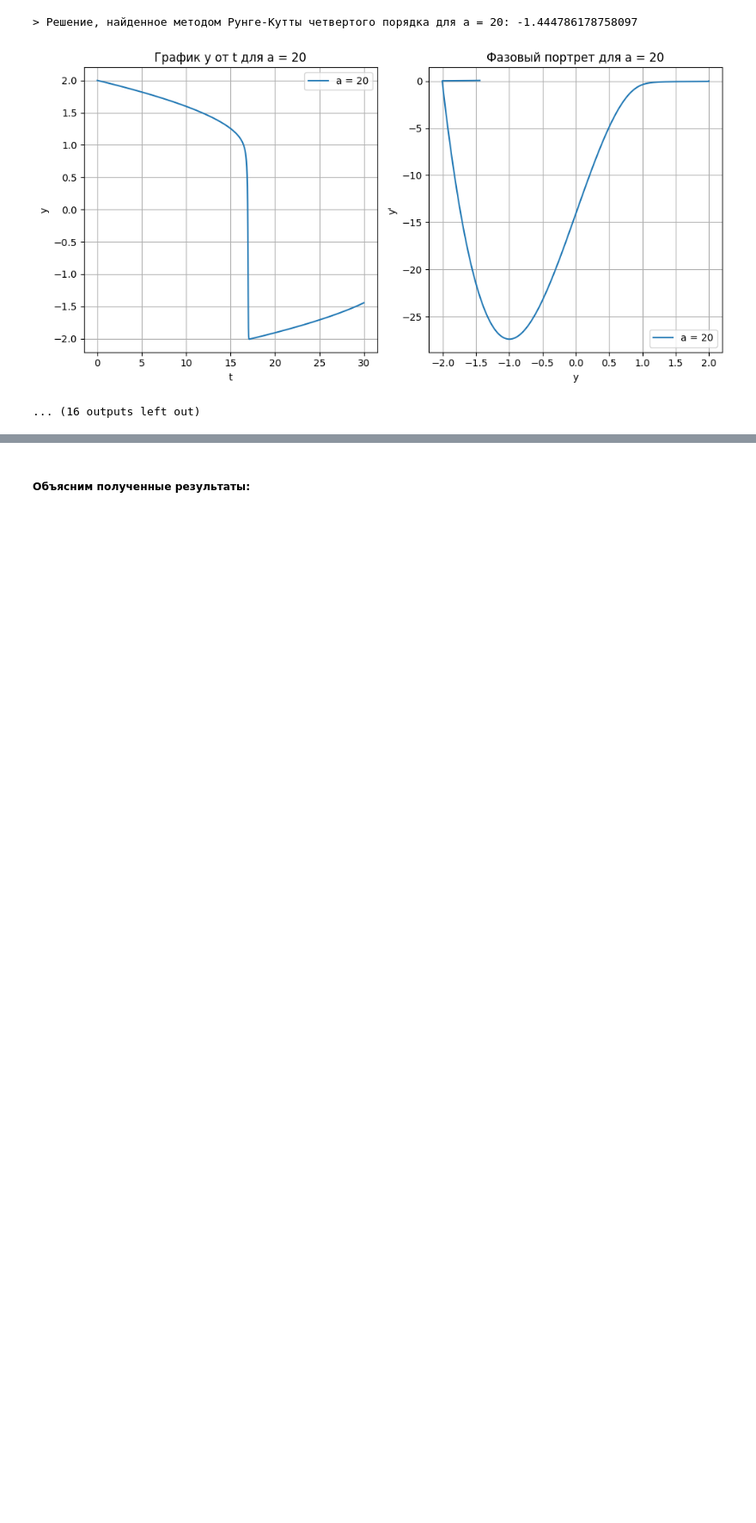
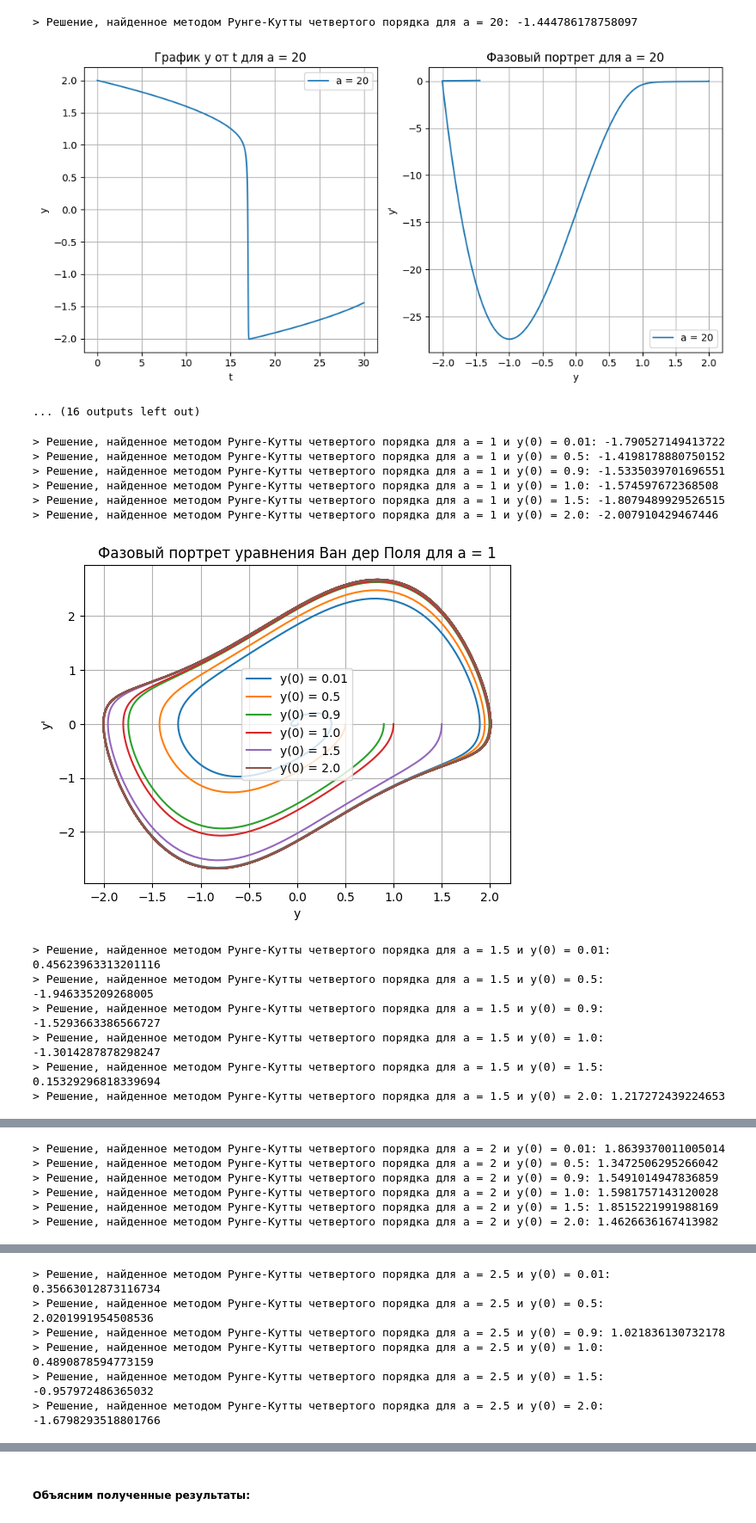
Before and after one commit to d-r-tikhonov/Computational_Mathematics, a Jupyter notebook: Уравнение Ван дер Поля.ipynb, the cells around one changed output, grey strips where cells are left out. Shown at 86% size. Drawn from its saved outputs; the diff is of its cells as text; code cells hidden in the pictures; blank space fills up the shorter version.

```diff
--- a/Уравнение Ван дер Поля.ipynb
+++ b/Уравнение Ван дер Поля.ipynb
@@ -363,3 +391,41 @@ for a_value in a_list:
 > Решение, найденное методом Рунге-Кутты четвертого порядка для a = 20: -1.444786178758097
 [figure]
 ... (16 outputs left out)
+# %%
+# Фиксируем параметры
+t = np.linspace(0, 30, 1000)
+
+a_list = [1, 1.5, 2, 2.5, 3]
+
+y_list = [0.01, 0.50, 0.90, 1.00, 1.50, 2.00]
+
+for a_value in a_list:
+    for y_0 in y_list:
+        van_der_pol_a = partial(van_der_pol, a = a_value)
+        xy_vec0 = [y_0, 0.0]
+
+        y = explicit_rk4_method(van_der_pol_a, xy_vec0, t)
+        plt.plot(y[:, 0], y[:, 1], label=f'y(0) = {y_0}')
+        print(f"> Решение, найденное методом Рунге-Кутты четвертого порядка для a = {a_value} и y(0) = {y_0}: {y[-1, 0]}")
+
+    plt.title(f'Фазовый портрет уравнения Ван дер Поля для a = {a_value}')
+    plt.legend()
+    plt.xlabel('y')
+    plt.ylabel("y'")
+    plt.legend()
+    plt.grid(True)
+    plt.show()
+# %% [output]
+> Решение, найденное методом Рунге-Кутты четвертого порядка для a = 1 и y(0) = 0.01: -1.790527149413722
+> Решение, найденное методом Рунге-Кутты четвертого порядка для a = 1 и y(0) = 0.5: -1.4198178880750152
+> Решение, найденное методом Рунге-Кутты четвертого порядка для a = 1 и y(0) = 0.9: -1.5335039701696551
+> Решение, найденное методом Рунге-Кутты четвертого порядка для a = 1 и y(0) = 1.0: -1.574597672368508
+> Решение, найденное методом Рунге-Кутты четвертого порядка для a = 1 и y(0) = 1.5: -1.8079489929526515
+> Решение, найденное методом Рунге-Кутты четвертого порядка для a = 1 и y(0) = 2.0: -2.007910429467446
+[figure, added]
+> Решение, найденное методом Рунге-Кутты четвертого порядка для a = 1.5 и y(0) = 0.01: 0.45623963313201116
+> Решение, найденное методом Рунге-Кутты четвертого порядка для a = 1.5 и y(0) = 0.5: -1.946335209268005
+> Решение, найденное методом Рунге-Кутты четвертого порядка для a = 1.5 и y(0) = 0.9: -1.5293663386566727
+> Решение, найденное методом Рунге-Кутты четвертого порядка для a = 1.5 и y(0) = 1.0: -1.3014287878298247
+> Решение, найденное методом Рунге-Кутты четвертого порядка для a = 1.5 и y(0) = 1.5: 0.15329296818339694
+> Решение, найденное методом Рунге-Кутты четвертого порядка для a = 1.5 и y(0) = 2.0: 1.217272439224653
@@ -365,0 +433,6 @@ for a_value in a_list:
+> Решение, найденное методом Рунге-Кутты четвертого порядка для a = 2 и y(0) = 0.01: 1.8639370011005014
+> Решение, найденное методом Рунге-Кутты четвертого порядка для a = 2 и y(0) = 0.5: 1.3472506295266042
+> Решение, найденное методом Рунге-Кутты четвертого порядка для a = 2 и y(0) = 0.9: 1.5491014947836859
+> Решение, найденное методом Рунге-Кутты четвертого порядка для a = 2 и y(0) = 1.0: 1.5981757143120028
+> Решение, найденное методом Рунге-Кутты четвертого порядка для a = 2 и y(0) = 1.5: 1.8515221991988169
+> Решение, найденное методом Рунге-Кутты четвертого порядка для a = 2 и y(0) = 2.0: 1.4626636167413982
@@ -365,0 +440,6 @@ for a_value in a_list:
+> Решение, найденное методом Рунге-Кутты четвертого порядка для a = 2.5 и y(0) = 0.01: 0.35663012873116734
+> Решение, найденное методом Рунге-Кутты четвертого порядка для a = 2.5 и y(0) = 0.5: 2.0201991954508536
+> Решение, найденное методом Рунге-Кутты четвертого порядка для a = 2.5 и y(0) = 0.9: 1.021836130732178
+> Решение, найденное методом Рунге-Кутты четвертого порядка для a = 2.5 и y(0) = 1.0: 0.4890878594773159
+> Решение, найденное методом Рунге-Кутты четвертого порядка для a = 2.5 и y(0) = 1.5: -0.957972486365032
+> Решение, найденное методом Рунге-Кутты четвертого порядка для a = 2.5 и y(0) = 2.0: -1.6798293518801766
```
Also changed, not shown: parts of 4 cells of this notebook.
